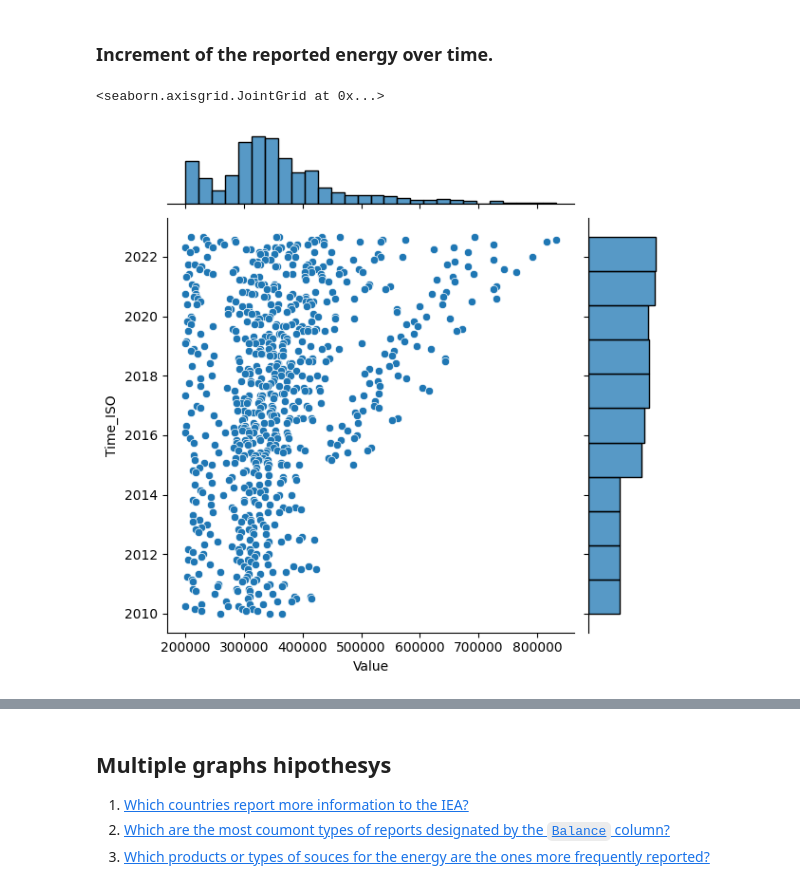
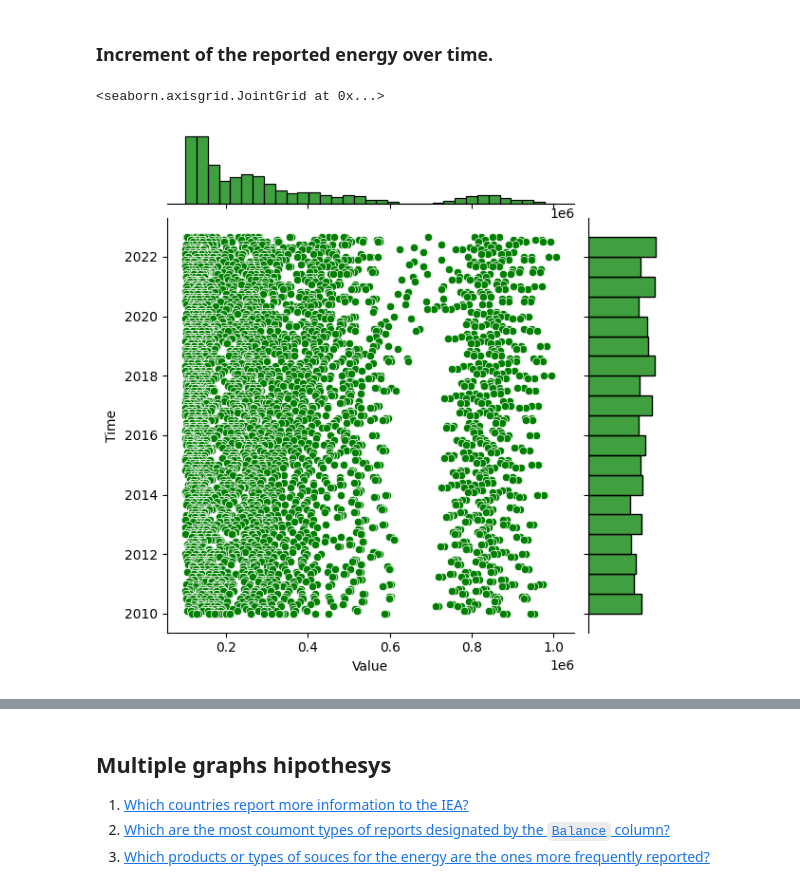
Before and after one commit to Guillermo-N/VisualizacionDeDatos, a Jupyter notebook: Visualizacion_exploratoria/MonthlyElectricityStatistics2.ipynb, the cells around one changed output, grey strips where cells are left out. Cells and saved outputs as stored; diff of their text form; code cells hidden in the pictures.

```diff
--- a/Visualizacion_exploratoria/MonthlyElectricityStatistics2.ipynb
+++ b/Visualizacion_exploratoria/MonthlyElectricityStatistics2.ipynb
@@ -110,14 +111,14 @@ raw_df.describe().apply(lambda s: s.apply('{0:.2f}'.format))
 # Copy the dataframe to our new dataframe varible, so this cell can be rerunned with out problems.
 df = raw_df
 # Selecting only the data related with Electricity Production for all the avaliable entries.
-df = df[df['Balance'] == 'Net Electricity Production']
+#df = df[df['Balance'] == 'Net Electricity Production']
 # Passing Time to a Pandas user friendly time format.
 df['Time'] = pd.to_datetime(df['Time'])
 # Droping unnecesary columns.
-df = df.drop(['Unit', 'Balance'], axis=1)
+#df = df.drop(['Unit', 'Balance'], axis=1)
 # Removing unwanted Countries from our dataset.
-df = df[df['Country'].isin(['OECD Americas', 'OECD Asia Oceania','OECD Europe', 'OECD Total', 'IEA Total']) == False]
+#df = df[df['Country'].isin(['OECD Americas', 'OECD Asia Oceania','OECD Europe', 'OECD Total', 'IEA Total']) == False]
 # Removing unwanted Products.
-df = df[df['Product'].isin(['Electricity', 'Total Combustible Fuels','Total Renewables (Geo, Solar, Wind, Other)']) == False]
+#df = df[df['Product'].isin(['Electricity', 'Total Combustible Fuels','Total Renewables (Geo, Solar, Wind, Other)']) == False]
 df.head()
 # %% [output]
@@ -194,7 +233,9 @@ mes.sort_values(by = 'Time_ISO')['Time_ISO'].value_counts().plot.line(figsize=(1
 # %% [markdown]
 ### Increment of the reported energy over time.
 # %%
-sns.jointplot(x="Value", y="Time_ISO", data=mes[mes.Country.isin(groups) == False][mes.Value > 200000], kind="scatter")
+sns.jointplot(x="Value", y="Time", data=df[df.Value > 100000], kind="scatter", color='green')
+
+#[df.Country.isin(["Spain", "Chile"]) == False][df.Value > 200000]
 # %% [output]
 <seaborn.axisgrid.JointGrid at 0x...>
-[figure, old version]
+[figure, new version]
```
Also changed, not shown: parts of 20 cells of this notebook, 1 other file.
